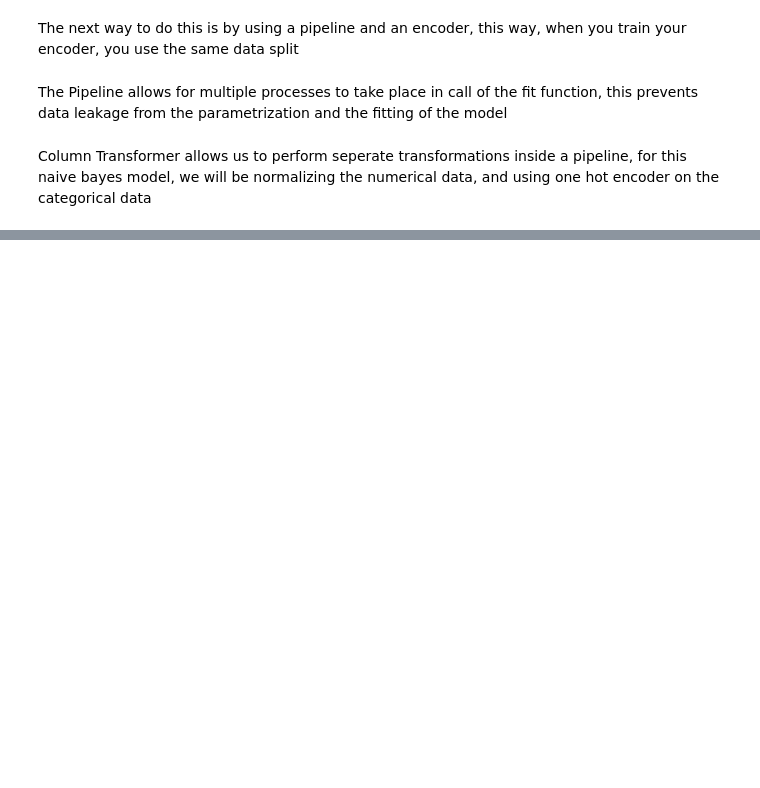
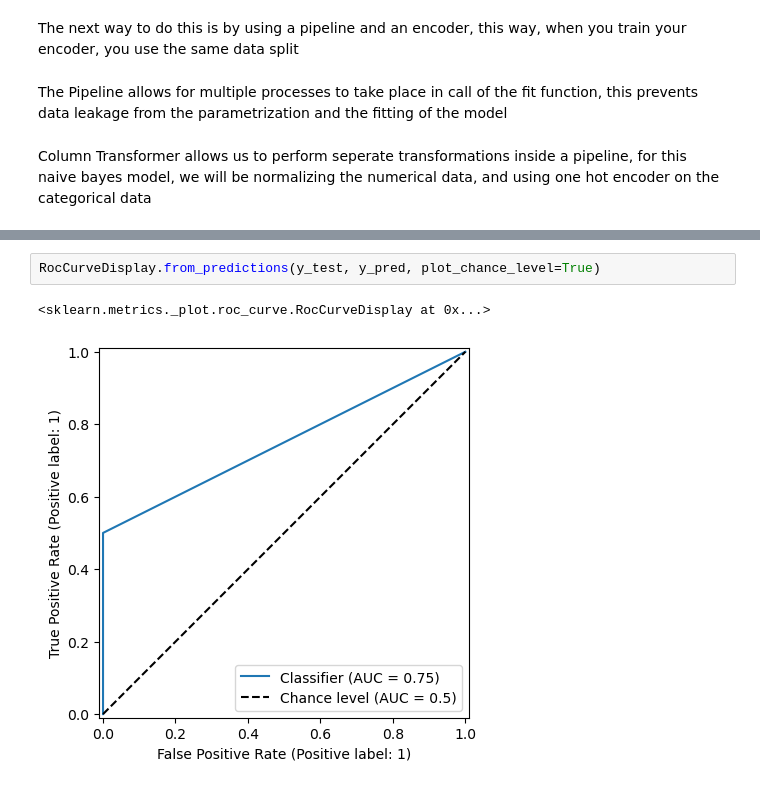
Before and after one commit to pavobravo11/scikit-learn-modules, a Jupyter notebook: 2. Naive_Bayes/1. Bayes_Theorem.ipynb, the cells around one changed output, grey strips where cells are left out. Saved outputs shown, nothing was run; the diff lists cells and outputs as text; blank space fills up the shorter version.

```diff
--- a/2. Naive_Bayes/1. Bayes_Theorem.ipynb
+++ b/2. Naive_Bayes/1. Bayes_Theorem.ipynb
@@ -190,0 +331,5 @@ pipe = Pipeline([
+# %%
+RocCurveDisplay.from_predictions(y_test, y_pred, plot_chance_level=True)
+# %% [output]
+<sklearn.metrics._plot.roc_curve.RocCurveDisplay at 0x...>
+[figure, added]
```
Also changed, not shown: parts of 18 cells of this notebook.
